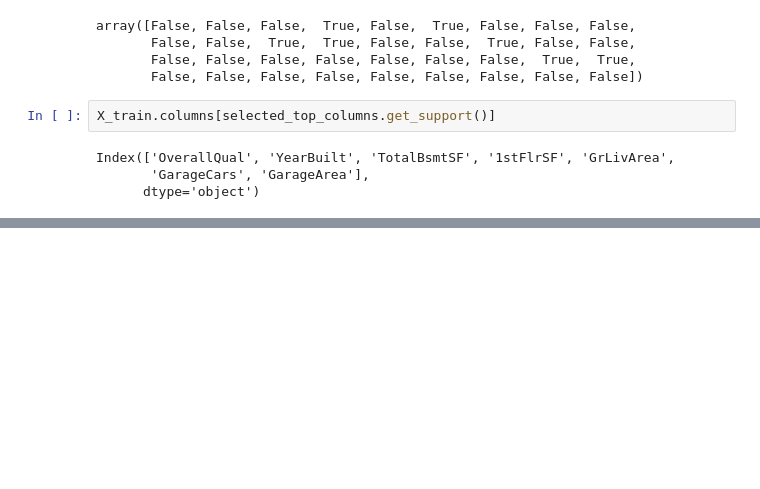
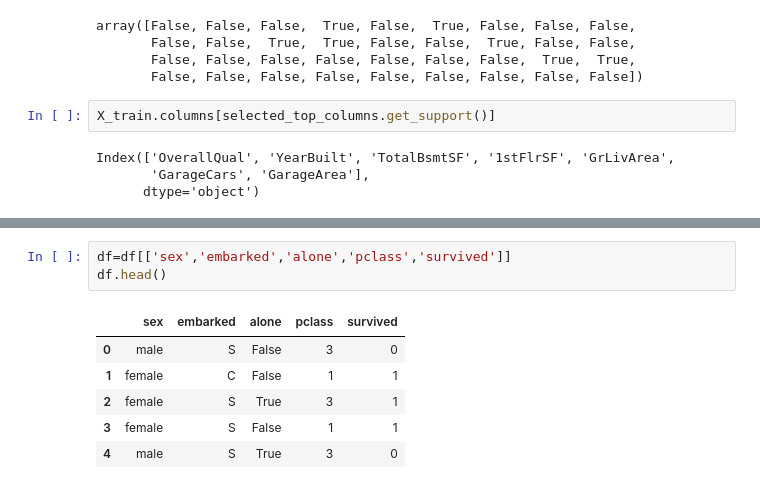
Before and after one commit to AugustineJosephMN/Feature-Selection-Techniques, a Jupyter notebook: Feature Selection.ipynb, the cells around one changed output, grey strips where cells are left out. Saved outputs shown, nothing was run; the diff lists cells and outputs as text; blank space fills up the shorter version.

```diff
--- a/Feature Selection.ipynb
+++ b/Feature Selection.ipynb
@@ -634,0 +669,10 @@ Index(['OverallQual', 'YearBuilt', 'TotalBsmtSF', '1stFlrSF', 'GrLivArea',
+# %%
+df=df[['sex','embarked','alone','pclass','survived']]
+df.head()
+# %% [output]
+|  | sex | embarked | alone | pclass | survived |
+| 0 | male | S | False | 3 | 0 |
+| 1 | female | C | False | 1 | 1 |
+| 2 | female | S | True | 3 | 1 |
+| 3 | female | S | False | 1 | 1 |
+| 4 | male | S | True | 3 | 0 |
```
Also changed, not shown: parts of 17 cells of this notebook.
